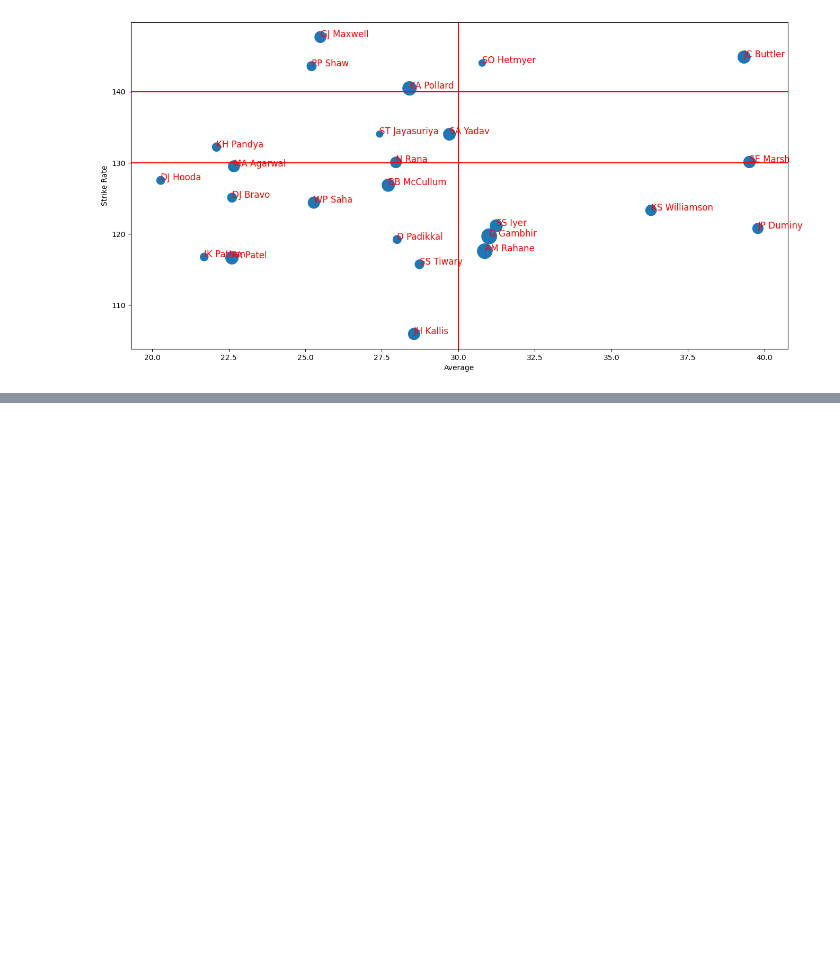
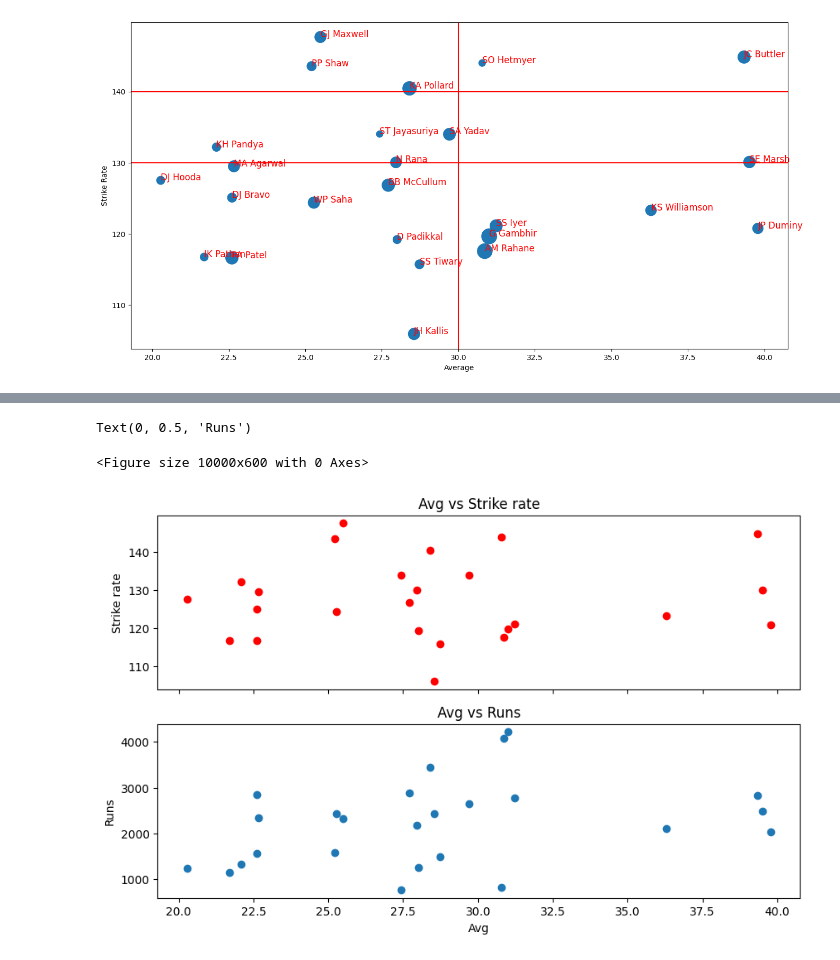
Before and after one commit to Muhammad-Waleed-Source/Matplotlib, a Jupyter notebook: Matplotlib_2.ipynb, the cells around one changed output, grey strips where cells are left out. Saved outputs shown, nothing was run; the diff lists cells and outputs as text; code cells hidden in the pictures; blank space fills up the shorter version.

```diff
--- a/Matplotlib_2.ipynb
+++ b/Matplotlib_2.ipynb
@@ -247,0 +294,18 @@ Text(0, 0.5, 'Strike Rate')
+# %%
+fig, ax = plt.subplots(nrows=2, ncols=1, sharex=True, figsize=(10, 6))
+
+ax[0].scatter(sample_df['avg'], sample_df['strike_rate'], color='red')
+ax[1].scatter(sample_df['avg'], sample_df['runs'])
+
+ax[0].set_title('Avg vs Strike rate')
+ax[1].set_title('Avg vs Runs')
+
+
+ax[0].set_ylabel('Strike rate')
+
+ax[1].set_xlabel('Avg')
+ax[1].set_ylabel('Runs')
+# %% [output]
+Text(0, 0.5, 'Runs')
+<Figure size 10000x600 with 0 Axes>
+[figure, added]
```
Also changed, not shown: parts of 5 cells of this notebook.
